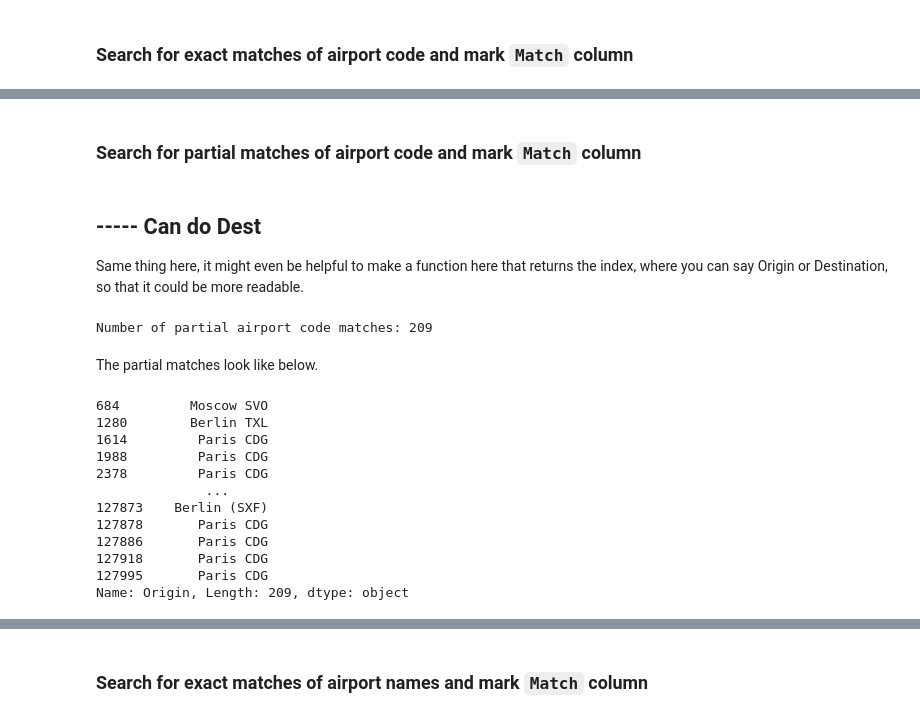
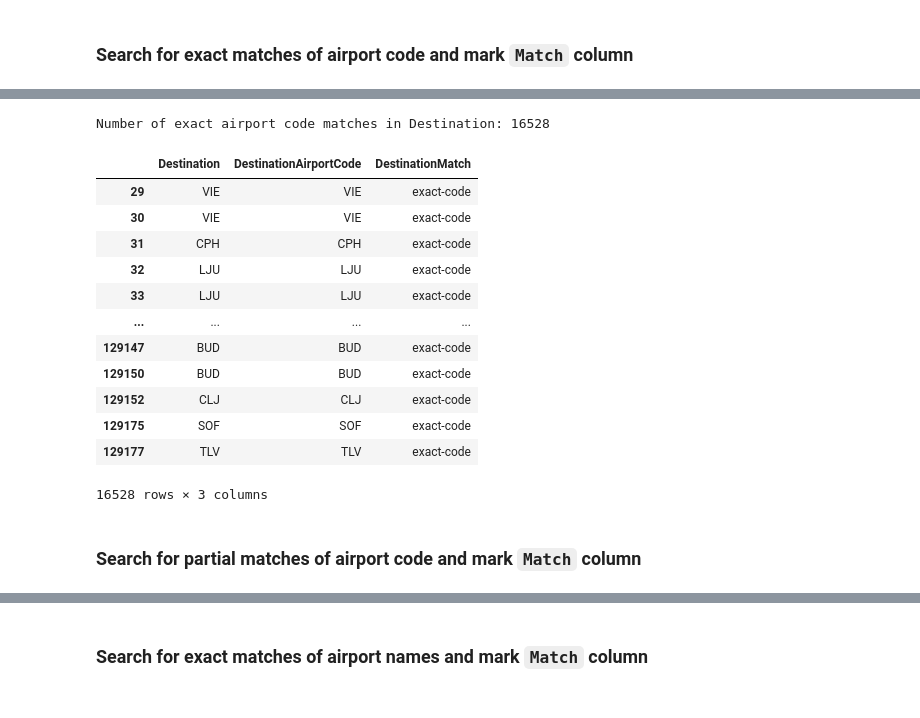
Before and after one commit to paulabondoc/airline-ratings-data-project, a Jupyter notebook: Script1 - Data_cleaning.ipynb, the cells around one changed output, grey strips where cells are left out. Saved outputs shown, nothing was run; the diff lists cells and outputs as text; code cells hidden in the pictures.

```diff
--- a/Script1 - Data_cleaning.ipynb
+++ b/Script1 - Data_cleaning.ipynb
@@ -1303,29 +1306,19 @@ df_with_origin_airport.loc[airport_code_exact_index, ['Origin', 'OriginAirportCo
+# %%
+find_exact_code_match(df_with_origin_airport, 'Destination', all_codes_regex)
+# %% [output]
+Number of exact airport code matches in Destination: 16528
+|  | Destination | DestinationAirportCode | DestinationMatch |
+| 29 | VIE | VIE | exact-code |
+| 30 | VIE | VIE | exact-code |
+| 31 | CPH | CPH | exact-code |
+| 32 | LJU | LJU | exact-code |
+| 33 | LJU | LJU | exact-code |
+| ... | ... | ... | ... |
+| 129147 | BUD | BUD | exact-code |
+| 129150 | BUD | BUD | exact-code |
+| 129152 | CLJ | CLJ | exact-code |
+| 129175 | SOF | SOF | exact-code |
+| 129177 | TLV | TLV | exact-code |
+16528 rows × 3 columns
 # %% [markdown]
 ### Search for partial matches of airport code and mark `Match` column
-# %% [markdown]
-## ----- Can do Dest
-Same thing here, it might even be helpful to make a function here that returns the index, where you can say Origin or Destination, so that it could be more readable.
-# %%
-airport_code_partial_index = df_with_origin_airport[((df_with_origin_airport['Origin'].str.match(all_codes_regex))
-                            | (df_with_origin_airport['Origin'].str.contains(all_codes_regex)))
-                            & (df_with_origin_airport['Origin'].str.fullmatch(all_codes_regex) == False)].index
-print("Number of partial airport code matches:", len(airport_code_partial_index))
-# %% [output]
-Number of partial airport code matches: 209
-# %% [markdown]
-The partial matches look like below.
-# %%
-df_with_origin_airport.loc[airport_code_partial_index, 'Origin']
-# %% [output]
-684         Moscow SVO
-1280        Berlin TXL
-1614         Paris CDG
-1988         Paris CDG
-2378         Paris CDG
-              ...
-127873    Berlin (SXF)
-127878       Paris CDG
-127886       Paris CDG
-127918       Paris CDG
-127995       Paris CDG
-Name: Origin, Length: 209, dtype: object
```
Also changed, not shown: parts of 13 cells of this notebook.
